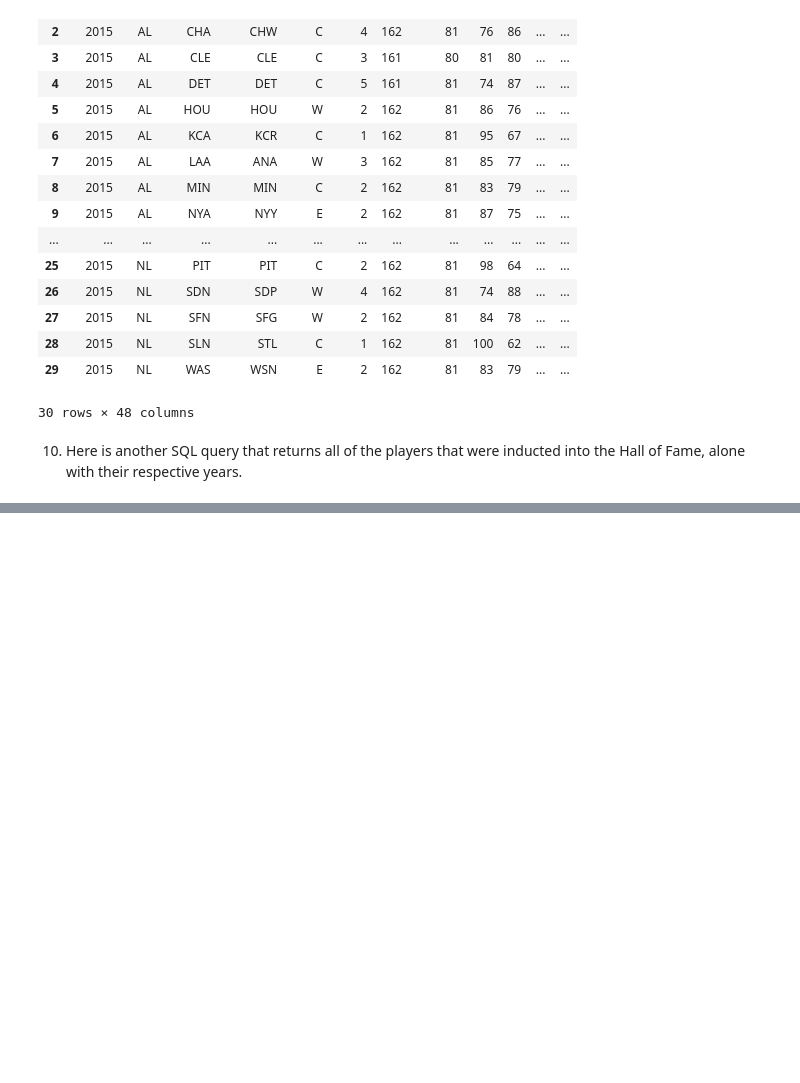
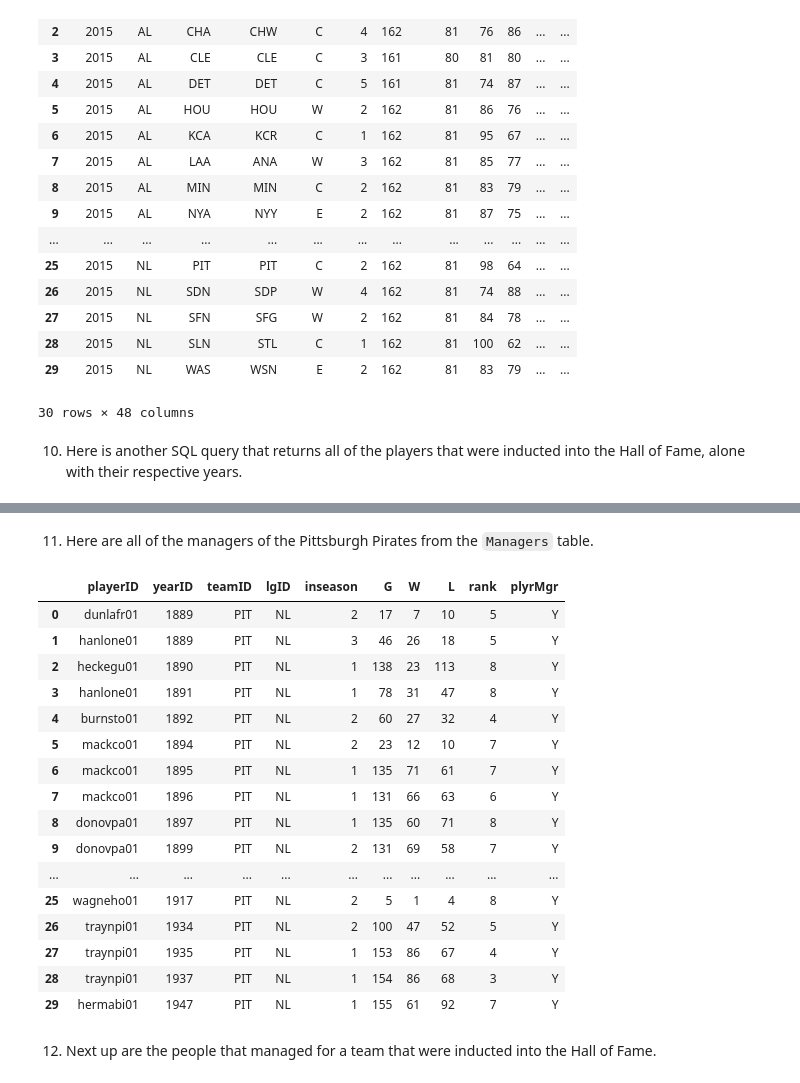
Before and after one commit to cashby-890/ST-554-HW5, a Jupyter notebook: ST554_Homework_Five_Cody_Ashby.ipynb, the cells around one changed output, grey strips where cells are left out. Saved outputs shown, nothing was run; the diff lists cells and outputs as text; code cells hidden in the pictures; blank space fills up the shorter version.

```diff
--- a/ST554_Homework_Five_Cody_Ashby.ipynb
+++ b/ST554_Homework_Five_Cody_Ashby.ipynb
@@ -143,0 +173,24 @@ pd.read_sql("select playerID,yearid,inducted from HallOfFame where inducted='Y';
+# %% [markdown]
+11. Here are all of the managers of the Pittsburgh Pirates from the `Managers` table.
+# %%
+pd.read_sql("select distinct * from Managers where teamID='PIT' and plyrMgr='Y'",con)
+# %% [output]
+|  | playerID | yearID | teamID | lgID | inseason | G | W | L | rank | plyrMgr |
+| 0 | dunlafr01 | 1889 | PIT | NL | 2 | 17 | 7 | 10 | 5 | Y |
+| 1 | hanlone01 | 1889 | PIT | NL | 3 | 46 | 26 | 18 | 5 | Y |
+| 2 | heckegu01 | 1890 | PIT | NL | 1 | 138 | 23 | 113 | 8 | Y |
+| 3 | hanlone01 | 1891 | PIT | NL | 1 | 78 | 31 | 47 | 8 | Y |
+| 4 | burnsto01 | 1892 | PIT | NL | 2 | 60 | 27 | 32 | 4 | Y |
+| 5 | mackco01 | 1894 | PIT | NL | 2 | 23 | 12 | 10 | 7 | Y |
+| 6 | mackco01 | 1895 | PIT | NL | 1 | 135 | 71 | 61 | 7 | Y |
+| 7 | mackco01 | 1896 | PIT | NL | 1 | 131 | 66 | 63 | 6 | Y |
+| 8 | donovpa01 | 1897 | PIT | NL | 1 | 135 | 60 | 71 | 8 | Y |
+| 9 | donovpa01 | 1899 | PIT | NL | 2 | 131 | 69 | 58 | 7 | Y |
+| ... | ... | ... | ... | ... | ... | ... | ... | ... | ... | ... |
+| 25 | wagneho01 | 1917 | PIT | NL | 2 | 5 | 1 | 4 | 8 | Y |
+| 26 | traynpi01 | 1934 | PIT | NL | 2 | 100 | 47 | 52 | 5 | Y |
+| 27 | traynpi01 | 1935 | PIT | NL | 1 | 153 | 86 | 67 | 4 | Y |
+| 28 | traynpi01 | 1937 | PIT | NL | 1 | 154 | 86 | 68 | 3 | Y |
+| 29 | hermabi01 | 1947 | PIT | NL | 1 | 155 | 61 | 92 | 7 | Y |
+# %% [markdown]
+12. Next up are the people that managed for a team that were inducted into the Hall of Fame.
```
Also changed, not shown: parts of 22 cells of this notebook.
